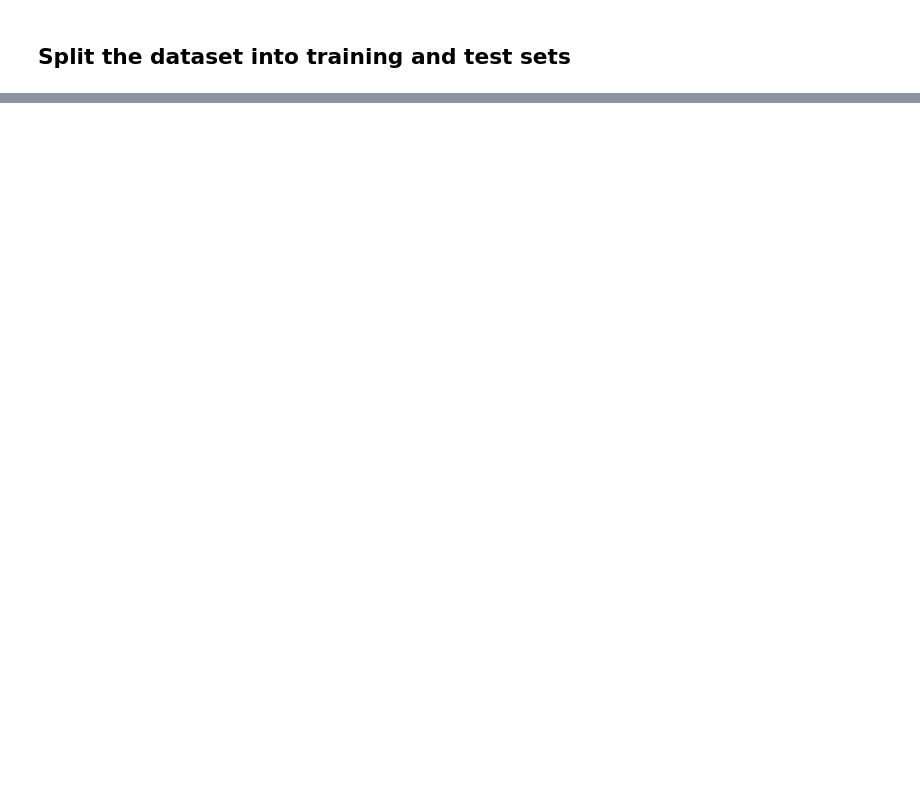
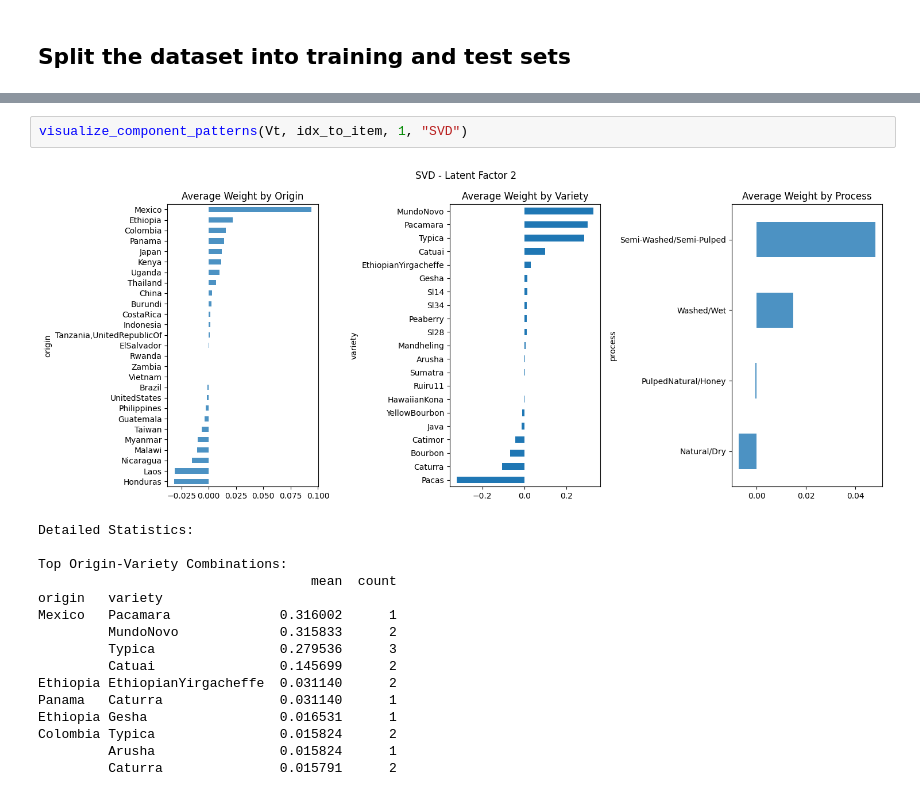
Before and after one commit to lendl-uy/ai201, a Jupyter notebook: mini_project/recommender.ipynb, the cells around one changed output, grey strips where cells are left out. Saved outputs shown, nothing was run; the diff lists cells and outputs as text; blank space fills up the shorter version.

```diff
--- a/mini_project/recommender.ipynb
+++ b/mini_project/recommender.ipynb
@@ -789,0 +919,19 @@ Performance:
+# %%
+visualize_component_patterns(Vt, idx_to_item, 1, "SVD")
+# %% [output]
+[figure, added]
+Detailed Statistics:
+
+Top Origin-Variety Combinations:
+                                   mean  count
+origin   variety
+Mexico   Pacamara              0.316002      1
+         MundoNovo             0.315833      2
+         Typica                0.279536      3
+         Catuai                0.145699      2
+Ethiopia EthiopianYirgacheffe  0.031140      2
+Panama   Caturra               0.031140      1
+Ethiopia Gesha                 0.016531      1
+Colombia Typica                0.015824      2
+         Arusha                0.015824      1
+         Caturra               0.015791      2
```
Also changed, not shown: parts of 39 cells of this notebook, 7 other files.
